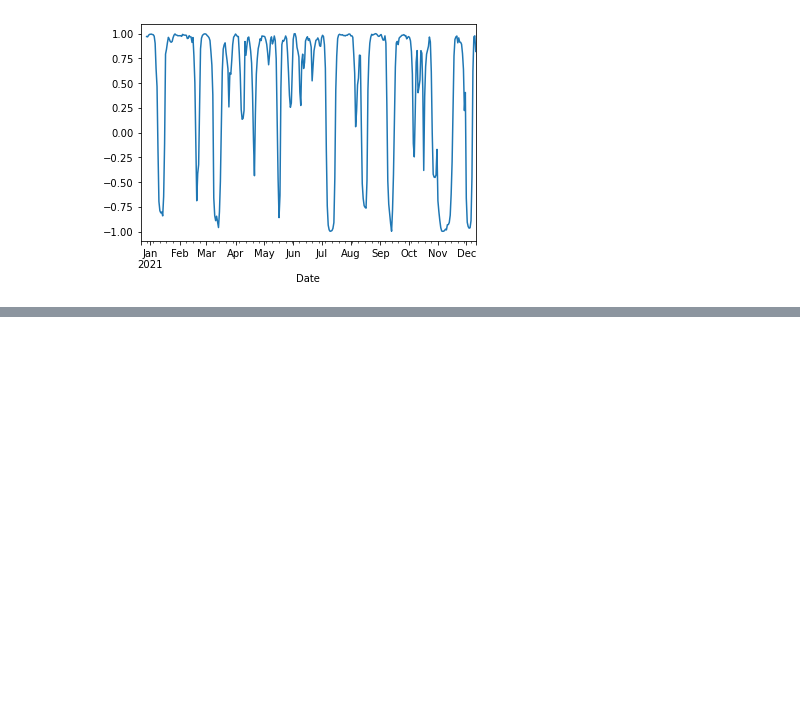
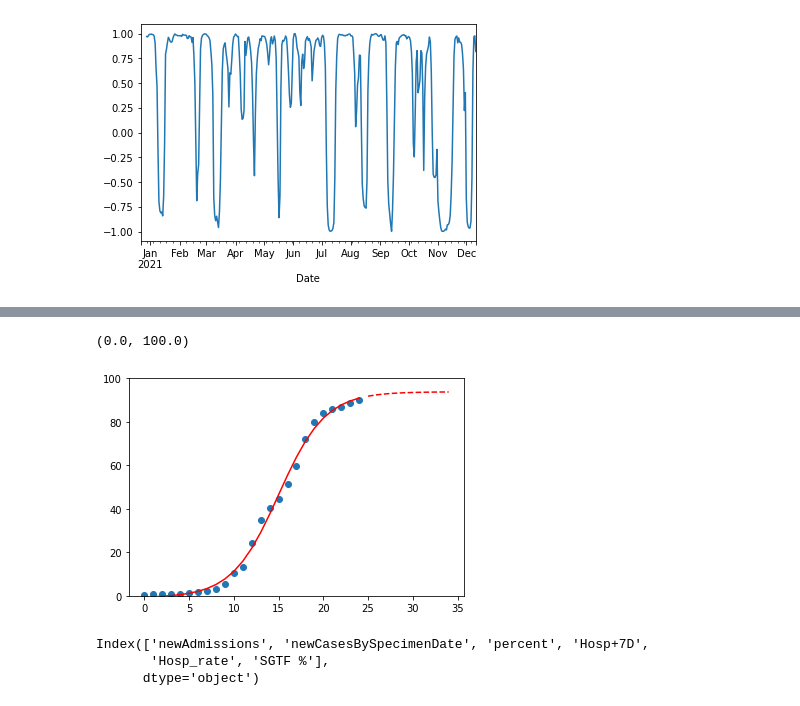
Before and after one commit to nowaycomputer/scotvid, a Jupyter notebook: dev/Scotvid.ipynb, the cells around one changed output, grey strips where cells are left out. Drawn from its saved outputs; the diff is of its cells as text; code cells hidden in the pictures; blank space fills up the shorter version.

```diff
--- a/dev/Scotvid.ipynb
+++ b/dev/Scotvid.ipynb
@@ -543,9 +579,9 @@ Text(0.5, 1.0, 'Variation in Hospitalisation Rate with Omicron/SGTF Prevalence')
 # %%
 from scipy.optimize import curve_fit
 
-def func(x, a, b):
-    # return a * np.exp(-b * x) + c
-    return a*np.exp(b*x)
+def func(x, a, b, c):
+    return a * np.exp(-b * x) + c
+    # a*np.exp(b*x)
 
 # def func(x, a, c):
 #     return a * x + c
@@ -563,0 +640,26 @@ TypeError: not enough arguments for format string
+# %%
+y_data=df_gov_sgtf_lon['percent'].tail(25).values
+x_data=np.arange(0,len(y_data),1)
+
+def func(x, L ,x0, k, b):
+    return L / (1 + np.exp(-k*(x-x0)))+b
+
+p0 = [max(y_data), np.median(x_data),1,min(y_data)] # this is an mandatory initial guess
+
+popt, pcov = curve_fit(func, x_data, y_data,p0)
+# %%
+plt.plot(x_data, func(x_data, *popt), 'r-')
+
+forecast_range=np.arange(25,35,1)
+plt.plot(forecast_range, func(forecast_range, *popt), 'r-', ls='--')
+
+plt.scatter(x=x_data,y=y_data)
+# df_gov_sgtf_lon['percent'].tail(25).plot()
+# # plt.legend()
+# # plt.xlabel('Cases with SGTF %')
+# # plt.ylabel('Hospitalisation Rate %')
+# # plt.title('Variation in Hospitalisation Rate with Omicron/SGTF Prevalence')
+plt.ylim(0,100)
+# %% [output]
+(0.0, 100.0)
+[figure, added]
@@ -563,0 +680,6 @@ TypeError: not enough arguments for format string
+# %%
+london_sgtf_analysis.columns
+# %% [output]
+Index(['newAdmissions', 'newCasesBySpecimenDate', 'percent', 'Hosp+7D',
+       'Hosp_rate', 'SGTF %'],
+      dtype='object')
```
Also changed, not shown: parts of 22 cells of this notebook, 5 other files.
